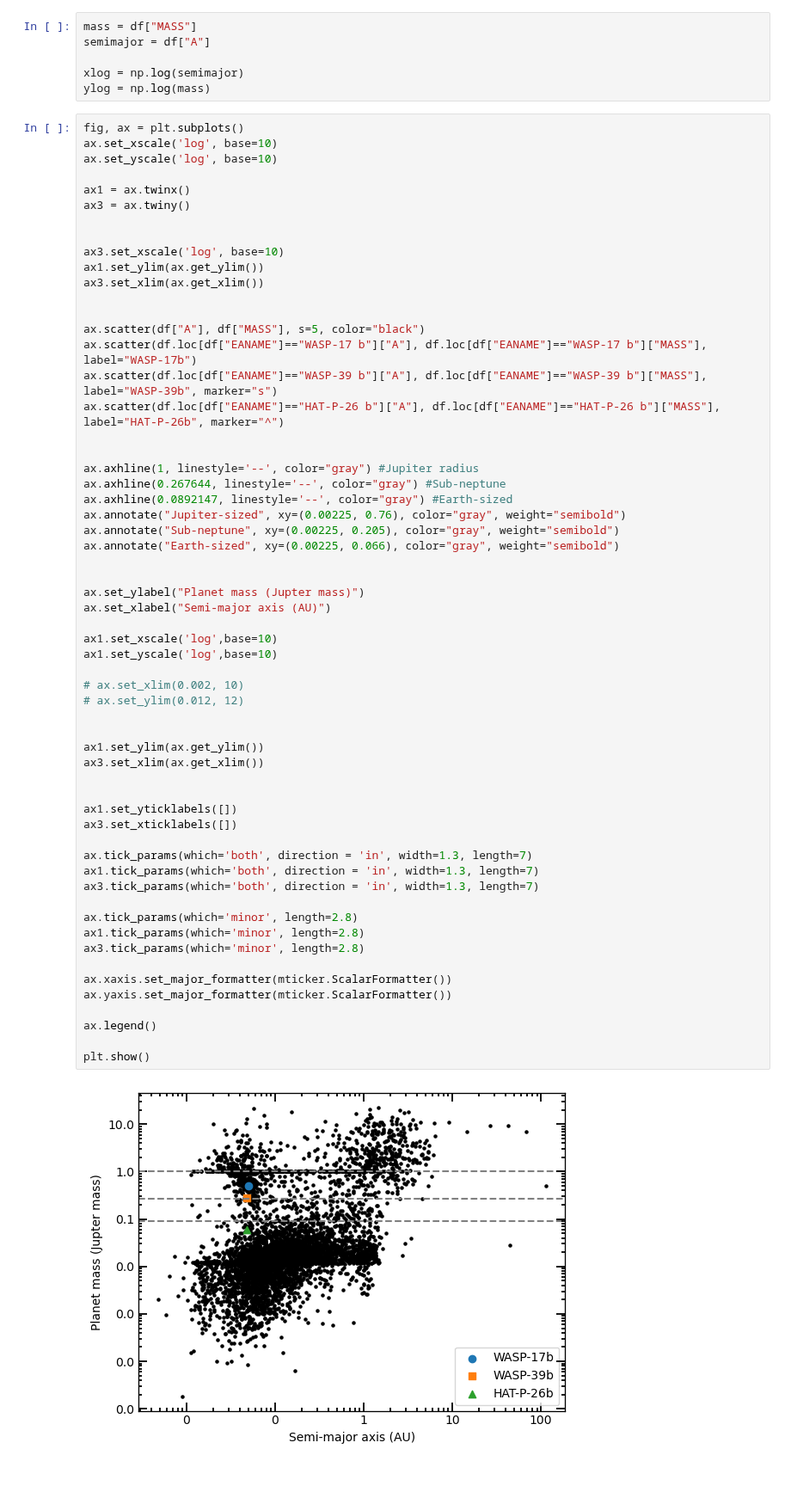
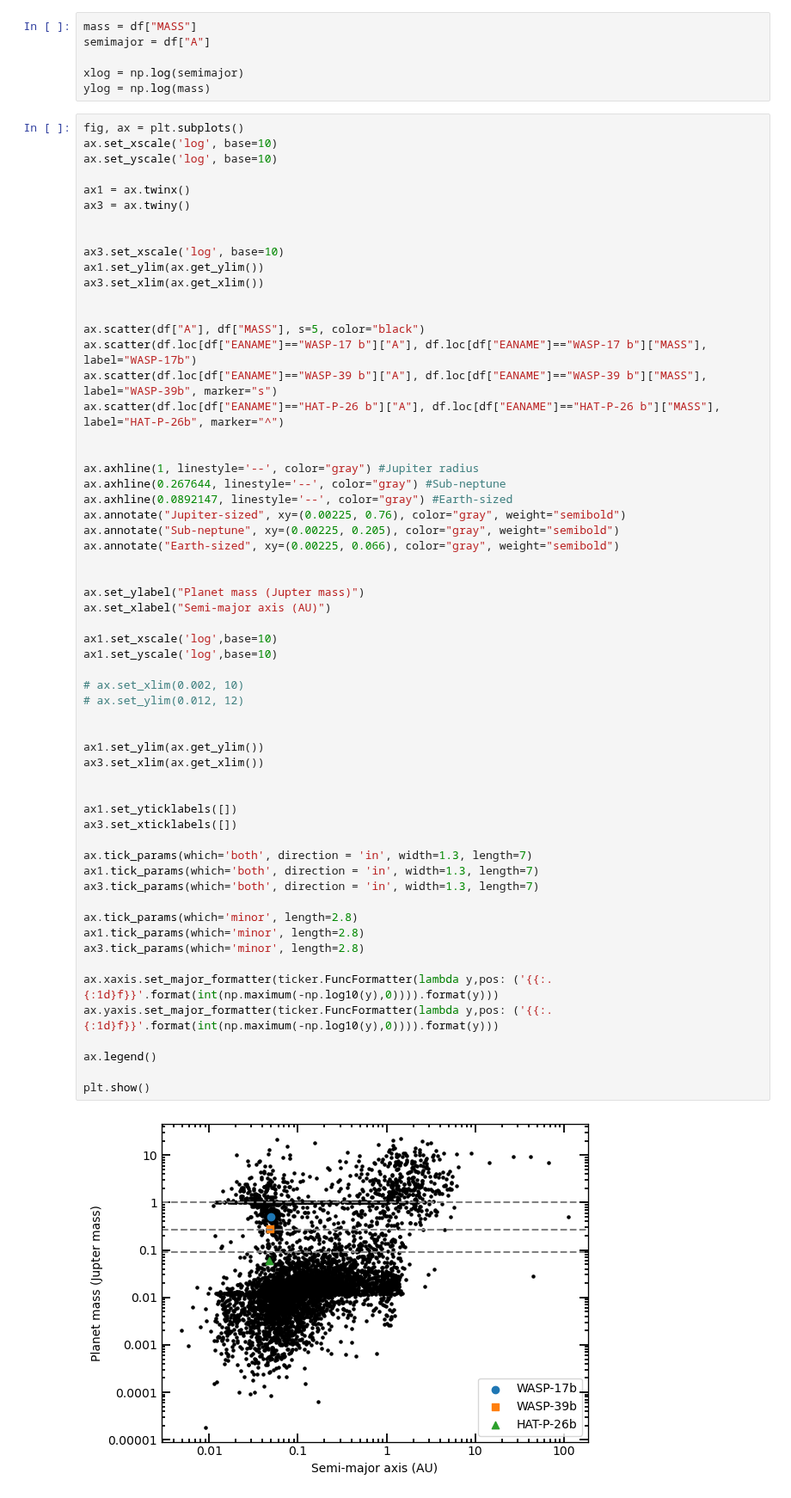
Before and after one commit to hrwakeford/MSci2022_TESS, a Jupyter notebook: diagram/diagram.ipynb, the cells around one changed output. Shown at 86% size. Drawn from its saved outputs; the diff is of its cells as text.

```diff
--- a/diagram/diagram.ipynb
+++ b/diagram/diagram.ipynb
@@ -178,33 +240,33 @@ ax.annotate("Earth-sized", xy=(0.00225, 0.066), color="gray", weight="semibold")
 ax.set_ylabel("Planet mass (Jupter mass)")
 ax.set_xlabel("Semi-major axis (AU)")
 
 ax1.set_xscale('log',base=10)
 ax1.set_yscale('log',base=10)
 
 # ax.set_xlim(0.002, 10)
 # ax.set_ylim(0.012, 12)
 
 
 ax1.set_ylim(ax.get_ylim())
 ax3.set_xlim(ax.get_xlim())
 
 
 ax1.set_yticklabels([])
 ax3.set_xticklabels([])
 
 ax.tick_params(which='both', direction = 'in', width=1.3, length=7)
 ax1.tick_params(which='both', direction = 'in', width=1.3, length=7)
 ax3.tick_params(which='both', direction = 'in', width=1.3, length=7)
 
 ax.tick_params(which='minor', length=2.8)
 ax1.tick_params(which='minor', length=2.8)
 ax3.tick_params(which='minor', length=2.8)
 
-ax.xaxis.set_major_formatter(mticker.ScalarFormatter())
-ax.yaxis.set_major_formatter(mticker.ScalarFormatter())
+ax.xaxis.set_major_formatter(ticker.FuncFormatter(lambda y,pos: ('{{:.{:1d}f}}'.format(int(np.maximum(-np.log10(y),0)))).format(y)))
+ax.yaxis.set_major_formatter(ticker.FuncFormatter(lambda y,pos: ('{{:.{:1d}f}}'.format(int(np.maximum(-np.log10(y),0)))).format(y)))
 
 ax.legend()
 
 plt.show()
 # %% [output]
-[figure, old version]
+[figure, new version]
```
Also changed, not shown: parts of 4 cells of this notebook, 4 other files.
